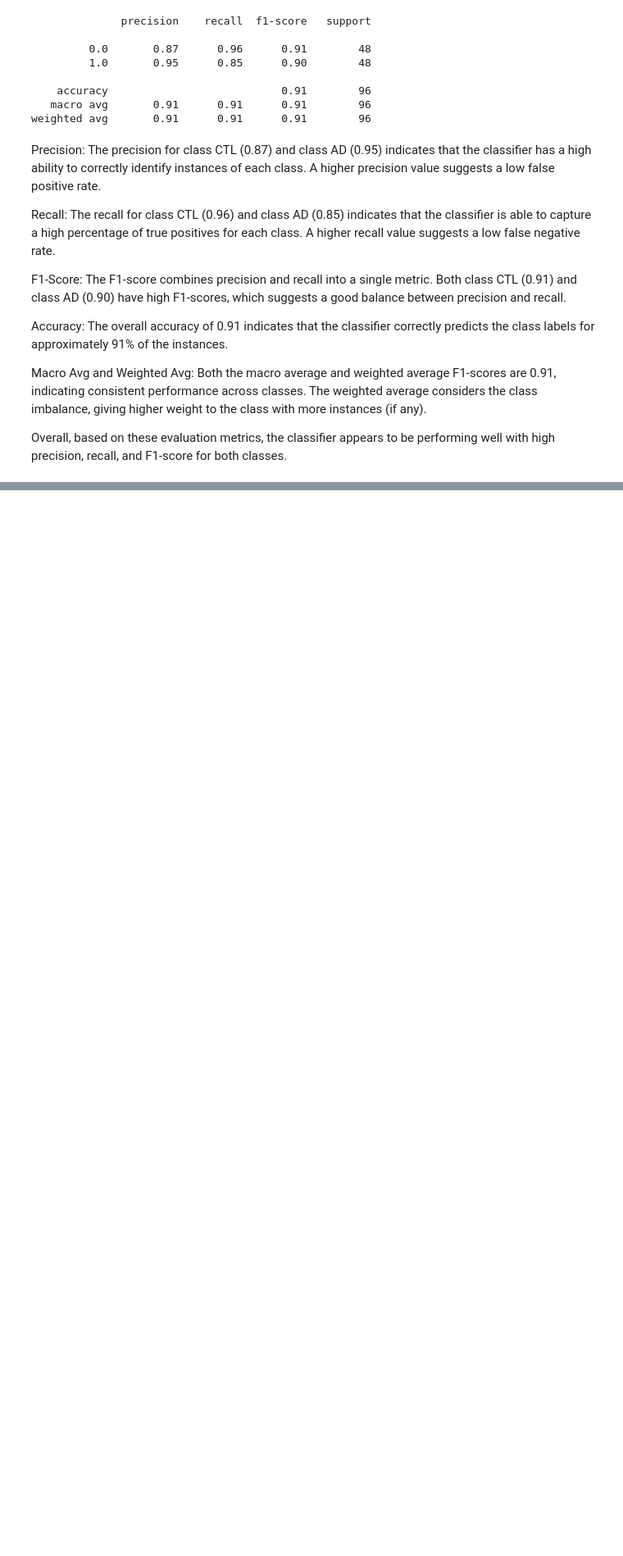
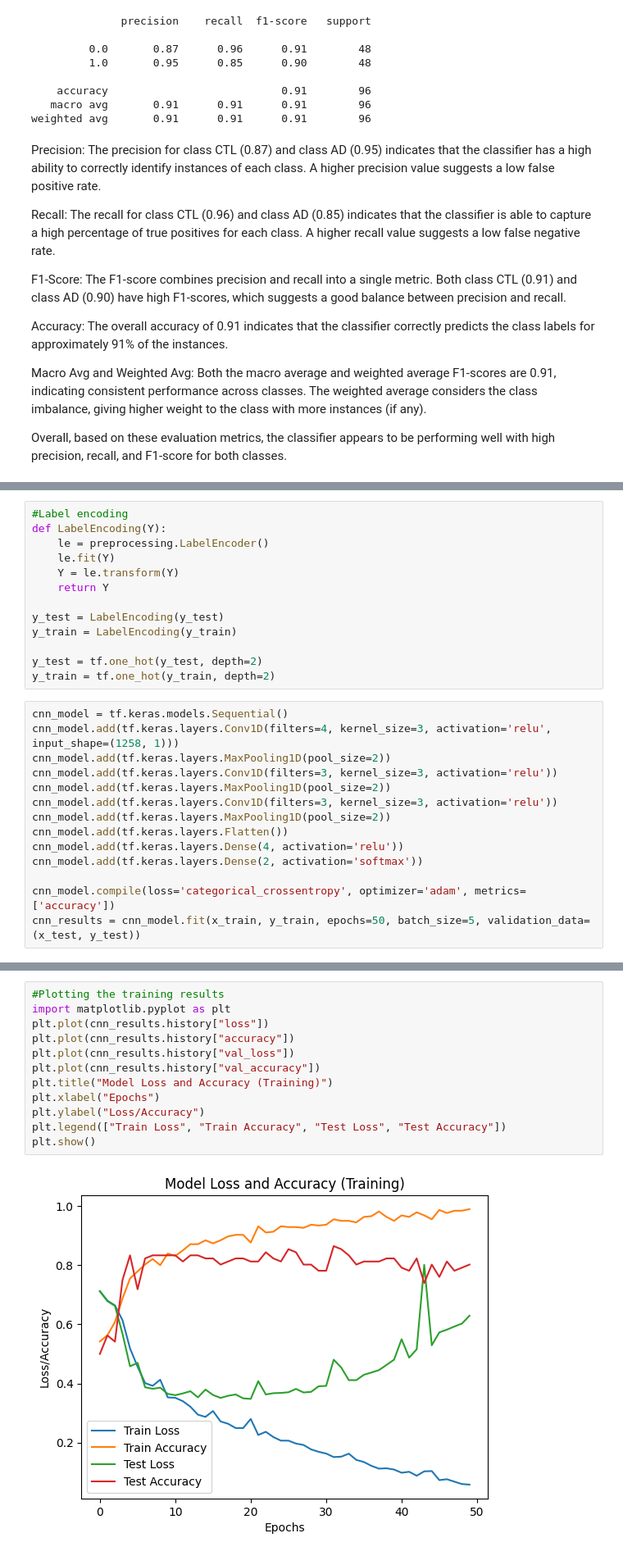
Before and after one commit to f16hari/sop, a Jupyter notebook: Python/Implementation.ipynb, the cells around one changed output, grey strips where cells are left out. Shown at 82% size. Cells and saved outputs as stored; diff of their text form; blank space fills up the shorter version.

```diff
--- a/Python/Implementation.ipynb
+++ b/Python/Implementation.ipynb
@@ -711,0 +709,27 @@ Overall, based on these evaluation metrics, the classifier appears to be perform
+# %%
+#Label encoding
+def LabelEncoding(Y):
+    le = preprocessing.LabelEncoder()
+    le.fit(Y)
+    Y = le.transform(Y)
+    return Y
+
+y_test = LabelEncoding(y_test)
+y_train = LabelEncoding(y_train)
+
+y_test = tf.one_hot(y_test, depth=2)
+y_train = tf.one_hot(y_train, depth=2)
+# %%
+cnn_model = tf.keras.models.Sequential()
+cnn_model.add(tf.keras.layers.Conv1D(filters=4, kernel_size=3, activation='relu', input_shape=(1258, 1)))
+cnn_model.add(tf.keras.layers.MaxPooling1D(pool_size=2))
+cnn_model.add(tf.keras.layers.Conv1D(filters=3, kernel_size=3, activation='relu'))
+cnn_model.add(tf.keras.layers.MaxPooling1D(pool_size=2))
+cnn_model.add(tf.keras.layers.Conv1D(filters=3, kernel_size=3, activation='relu'))
+cnn_model.add(tf.keras.layers.MaxPooling1D(pool_size=2))
+cnn_model.add(tf.keras.layers.Flatten())
+cnn_model.add(tf.keras.layers.Dense(4, activation='relu'))
+cnn_model.add(tf.keras.layers.Dense(2, activation='softmax'))
+
+cnn_model.compile(loss='categorical_crossentropy', optimizer='adam', metrics=['accuracy'])
+cnn_results = cnn_model.fit(x_train, y_train, epochs=50, batch_size=5, validation_data=(x_test, y_test))
@@ -711,0 +757,14 @@ Overall, based on these evaluation metrics, the classifier appears to be perform
+# %%
+#Plotting the training results
+import matplotlib.pyplot as plt
+plt.plot(cnn_results.history["loss"])
+plt.plot(cnn_results.history["accuracy"])
+plt.plot(cnn_results.history["val_loss"])
+plt.plot(cnn_results.history["val_accuracy"])
+plt.title("Model Loss and Accuracy (Training)")
+plt.xlabel("Epochs")
+plt.ylabel("Loss/Accuracy")
+plt.legend(["Train Loss", "Train Accuracy", "Test Loss", "Test Accuracy"])
+plt.show()
+# %% [output]
+[figure, added]
```
Also changed, not shown: parts of 8 cells of this notebook, 4 other files.
